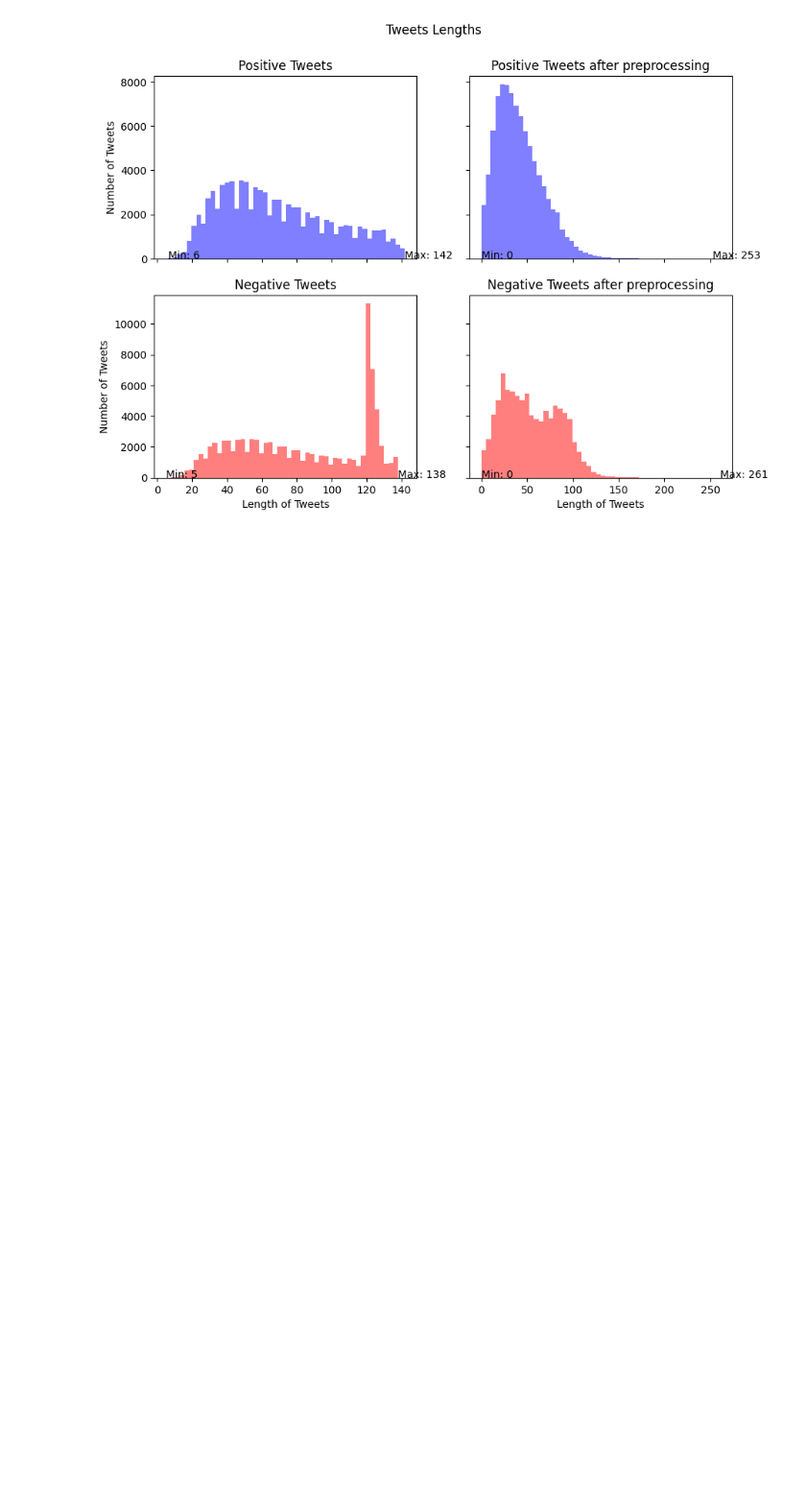
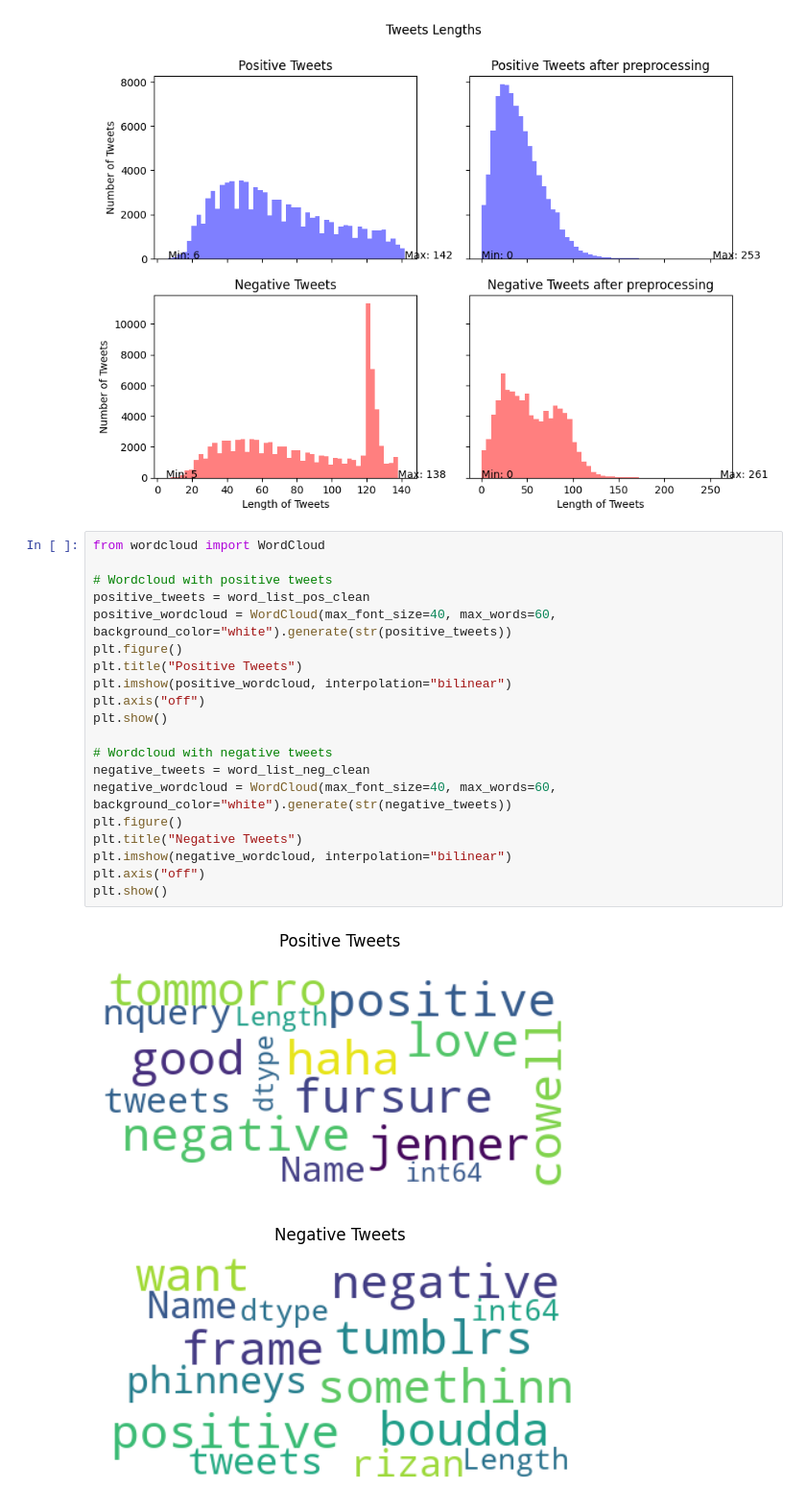
Before and after one commit to martintefra/Tweet-Sentiment-Classification, a Jupyter notebook: src/Exploration of the data.ipynb, the cells around one changed output. Shown: that part at 96% size. Drawn from its saved outputs; the diff is of its cells as text; blank space fills up the shorter version.

Commit message:
added word clouds

```diff
--- a/src/Exploration of the data.ipynb
+++ b/src/Exploration of the data.ipynb
@@ -325,3 +325,26 @@ for ax in axs.flat:
 plt.show()
 # %% [output]
 [figure]
+# %%
+from wordcloud import WordCloud
+
+# Wordcloud with positive tweets
+positive_tweets = word_list_pos_clean
+positive_wordcloud = WordCloud(max_font_size=40, max_words=60, background_color="white").generate(str(positive_tweets))
+plt.figure()
+plt.title("Positive Tweets")
+plt.imshow(positive_wordcloud, interpolation="bilinear")
+plt.axis("off")
+plt.show()
+
+# Wordcloud with negative tweets
+negative_tweets = word_list_neg_clean
+negative_wordcloud = WordCloud(max_font_size=40, max_words=60, background_color="white").generate(str(negative_tweets))
+plt.figure()
+plt.title("Negative Tweets")
+plt.imshow(negative_wordcloud, interpolation="bilinear")
+plt.axis("off")
+plt.show()
+# %% [output]
+[figure, added]
+[figure, added]
```
Also changed, not shown: 1 other file.
